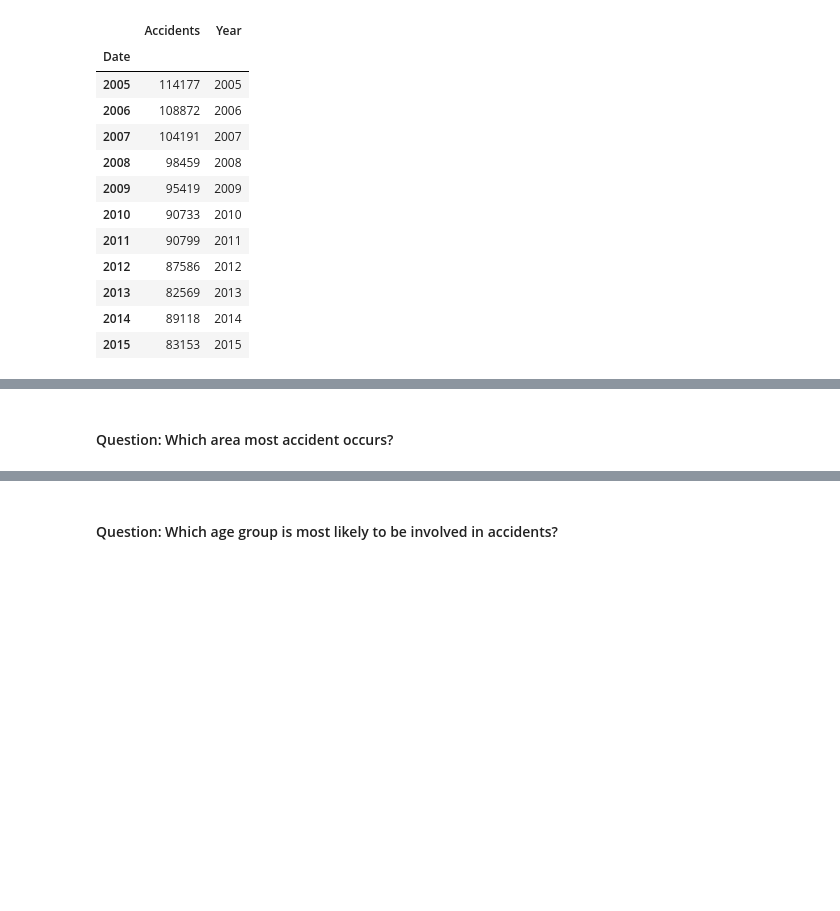
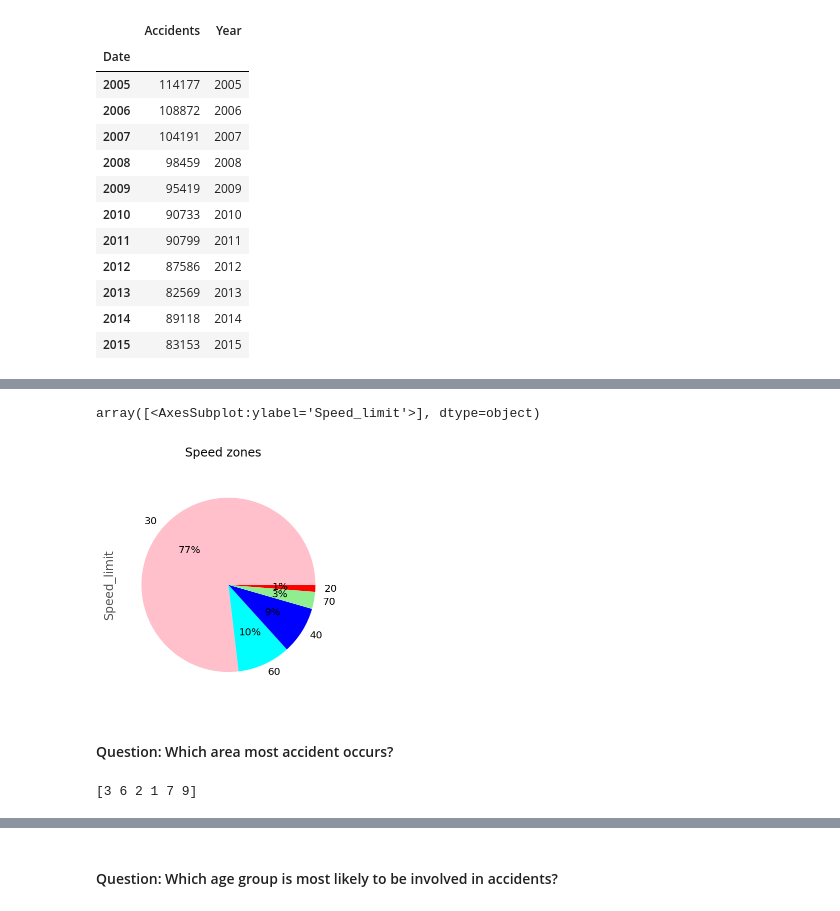
Before and after one commit to Astudent35/UK_traffic, a Jupyter notebook: traffic_analysis.ipynb, the cells around one changed output, grey strips where cells are left out. Saved outputs shown, nothing was run; the diff lists cells and outputs as text; code cells hidden in the pictures; blank space fills up the shorter version.

```diff
--- a/traffic_analysis.ipynb
+++ b/traffic_analysis.ipynb
@@ -59,2 +75,14 @@ Text(0.5, 0, 'Years')
+# %%
+speed1 = acc_df.loc[acc_df['Speed_limit'].isin(['20', '30', '40', '60', '70'])]
+speed = speed1.Speed_limit.value_counts()
+speed.plot(kind='pie', subplots=True, colors=['pink', 'cyan', 'blue', 'lightgreen', 'red'], autopct='%1.0f%%', title='Speed zones')
+# %% [output]
+array([<AxesSubplot:ylabel='Speed_limit'>], dtype=object)
+[figure, added]
 # %% [markdown]
 #### Question: Which area most accident occurs?
+# %%
+a = acc_df['Road_Type'].unique()
+print(a)
+# %% [output]
+[3 6 2 1 7 9]
```
Also changed, not shown: parts of 18 cells of this notebook.
